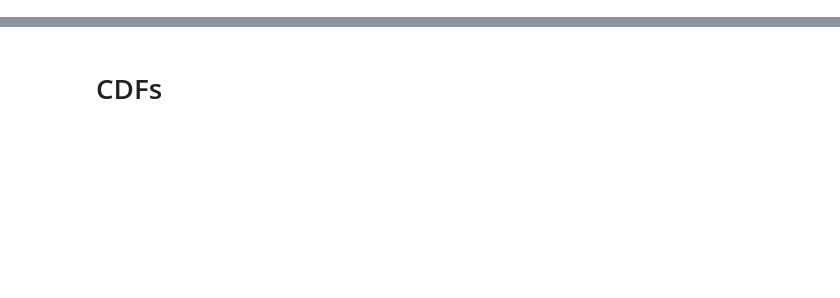
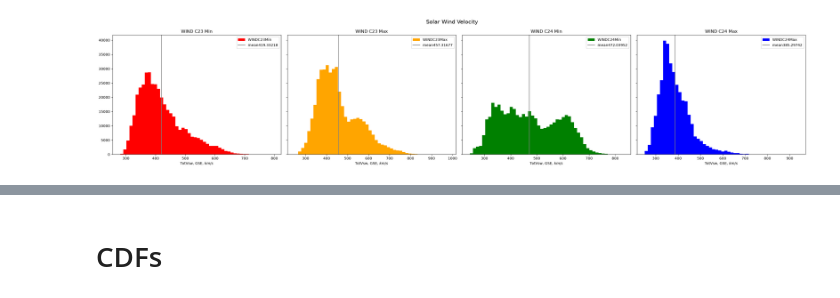
Before and after one commit to rahyndman/SolarWindCode, a Jupyter notebook: PlottingData.ipynb, the cells around one changed output, grey strips where cells are left out. Drawn from its saved outputs; the diff is of its cells as text; code cells hidden in the pictures; blank space fills up the shorter version.

```diff
--- a/PlottingData.ipynb
+++ b/PlottingData.ipynb
@@ -438,0 +338,90 @@ print(WINDC24MaxTemporary._data["GAP_FLAG"].unique())
+# %%
+Bin = 50
+SupTitle = 15
+FigSize = (28,6)
+
+fig, axs = plt.subplots(1,4, figsize=FigSize, sharey=True, tight_layout=True)
+# axs[0].
+axs[0].hist(WINDC23Min._data["TotVsw"], bins = Bin, label = "WINDC23Min", color="red")
+axs[1].hist(WINDC23Max._data["TotVsw"], bins = Bin, label = "WINDC23Max", color="orange")
+axs[2].hist(WINDC24Min._data["TotVsw"], bins = Bin, label = "WINDC24Min", color="green")
+axs[3].hist(WINDC24Max._data["TotVsw"], bins = Bin, label = "WINDC24Max", color="blue")
+plt.suptitle("Solar Wind Velocity", fontsize = SupTitle)
+axs[0].title.set_text('WIND C23 Min')
+axs[1].title.set_text('WIND C23 Max')
+axs[2].title.set_text('WIND C24 Min')
+axs[3].title.set_text('WIND C24 Max')
+axs[0].set_xlabel(r"TotVsw, GSE, $km/s$")
+axs[1].set_xlabel(r"TotVsw, GSE, $km/s$")
+axs[2].set_xlabel(r"TotVsw, GSE, $km/s$")
+axs[3].set_xlabel(r"TotVsw, GSE, $km/s$")
+
+axs[0].axvline(WINDC23Min._data["TotVsw"].mean(), color = "grey", label="mean = " + str(WINDC23Min._data["TotVsw"].mean()))
+axs[1].axvline(WINDC23Max._data["TotVsw"].mean(), color = "grey", label="mean = " + str(WINDC23Max._data["TotVsw"].mean()))
+axs[2].axvline(WINDC24Min._data["TotVsw"].mean(), color = "grey", label="mean = " + str(WINDC24Min._data["TotVsw"].mean()))
+axs[3].axvline(WINDC24Max._data["TotVsw"].mean(), color = "grey", label="mean = " + str(WINDC24Max._data["TotVsw"].mean()))
+axs[0].legend()
+axs[1].legend()
+axs[2].legend()
+axs[3].legend()
+plt.savefig("TotVsw_GSE.png")
+
+plt.show()
+
+fig, axs = plt.subplots(1,4, figsize=FigSize, sharey=True, tight_layout=True)
+axs[0].hist(WINDC23Min._data["BX_GSE"], bins = Bin, label = "WINDC23Min", color="red")
+axs[1].hist(WINDC23Max._data["BX_GSE"], bins = Bin, label = "WINDC23Max", color="orange")
+axs[2].hist(WINDC24Min._data["BX_GSE"], bins = Bin, label = "WINDC24Min", color="green")
+axs[3].hist(WINDC24Max._data["BX_GSE"], bins = Bin, label = "WINDC24Max", color="blue")
+plt.suptitle("Magnetic field, Bx GSE/GSM", fontsize = SupTitle)
+axs[0].title.set_text('WIND C23 Min')
+axs[1].title.set_text('WIND C23 Max')
+axs[2].title.set_text('WIND C24 Min')
+axs[3].title.set_text('WIND C24 Max')
+axs[0].set_xlabel(r"Bx, GSE/GSM, $nT$")
+axs[1].set_xlabel(r"Bx, GSE/GSM, $nT$")
+axs[2].set_xlabel(r"Bx, GSE/GSM, $nT$")
+axs[3].set_xlabel(r"Bx, GSE/GSM, $nT$")
+# plt.legend()
+plt.savefig("MagFieldX_GSE_GSM.png")
+plt.show()
+
+fig, axs = plt.subplots(1,4, figsize=FigSize, sharey=True, tight_layout=True)
+axs[0].hist(WINDC23Min._data["BY_GSM"], bins = Bin, label = "WINDC23Min", color="red")
+axs[1].hist(WINDC23Max._data["BY_GSM"], bins = Bin, label = "WINDC23Max", color="orange")
+axs[2].hist(WINDC24Min._data["BY_GSM"], bins = Bin, label = "WINDC24Min", color="green")
+axs[3].hist(WINDC24Max._data["BY_GSM"], bins = Bin, label = "WINDC24Max", color="blue")
+plt.suptitle("Magnetic field, By", fontsize = SupTitle)
+axs[0].title.set_text('WIND C23 Min')
+axs[1].title.set_text('WIND C23 Max')
+axs[2].title.set_text('WIND C24 Min')
+axs[3].title.set_text('WIND C24 Max')
+axs[0].set_xlabel(r"By, GSM, $nT$")
+axs[1].set_xlabel(r"By, GSM, $nT$")
+axs[2].set_xlabel(r"By, GSM, $nT$")
+axs[3].set_xlabel(r"By, GSM, $nT$")
+# plt.legend()
+plt.savefig("MagFieldY_GSM.png")
+plt.show()
+
+fig, axs = plt.subplots(1,4, figsize=FigSize, sharey=True, tight_layout=True)
+axs[0].hist(WINDC23Min._data["BZ_GSM"], bins = Bin, label = "WINDC23Min", color="red")
+axs[1].hist(WINDC23Max._data["BZ_GSM"], bins = Bin, label = "WINDC23Max", color="orange")
+axs[2].hist(WINDC24Min._data["BZ_GSM"], bins = Bin, label = "WINDC24Min", color="green")
+axs[3].hist(WINDC24Max._data["BZ_GSM"], bins = Bin, label = "WINDC24Max", color="blue")
+plt.suptitle("Magnetic field, Bz", fontsize = SupTitle)
+axs[0].title.set_text('WIND C23 Min')
+axs[1].title.set_text('WIND C23 Max')
+axs[2].title.set_text('WIND C24 Min')
+axs[3].title.set_text('WIND C24 Max')
+axs[0].set_xlabel(r"Bz, GSM, $nT$")
+axs[1].set_xlabel(r"Bz, GSM, $nT$")
+axs[2].set_xlabel(r"Bz, GSM, $nT$")
+axs[3].set_xlabel(r"Bz, GSM, $nT$")
+# plt.legend()
+plt.savefig("MagFieldZ_GSM.png")
+plt.show()
+
+print(WINDC23Min._data["BZ_GSM"].mean())
+# %% [output]
+[figure, added]
```
Also changed, not shown: parts of 18 cells of this notebook, 6 other files.
